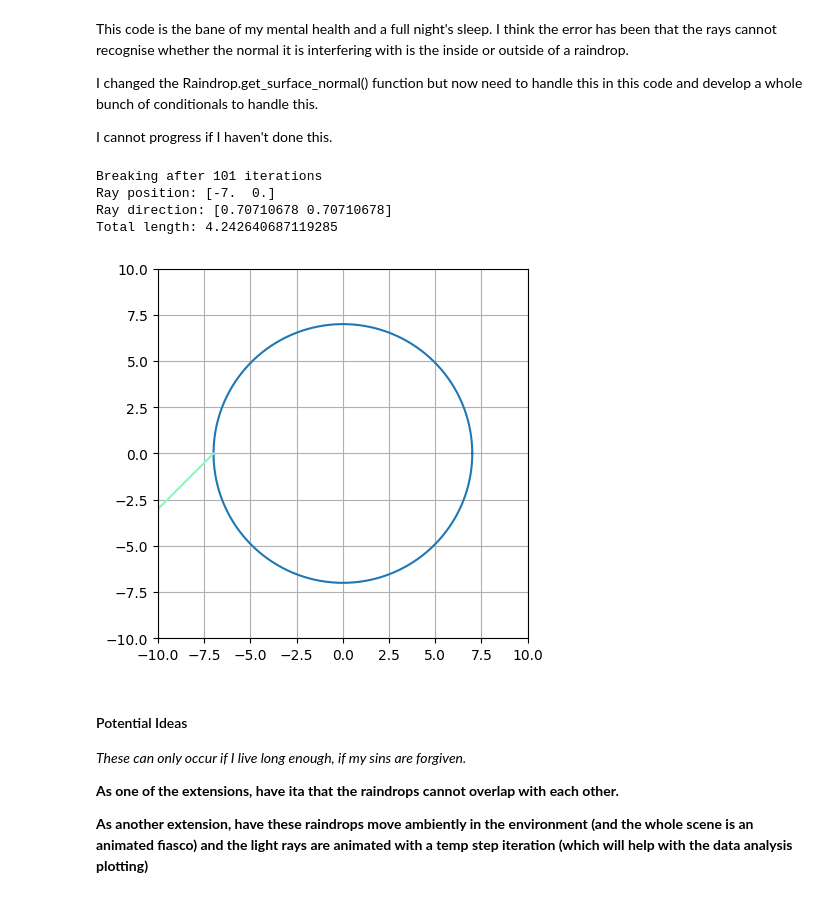
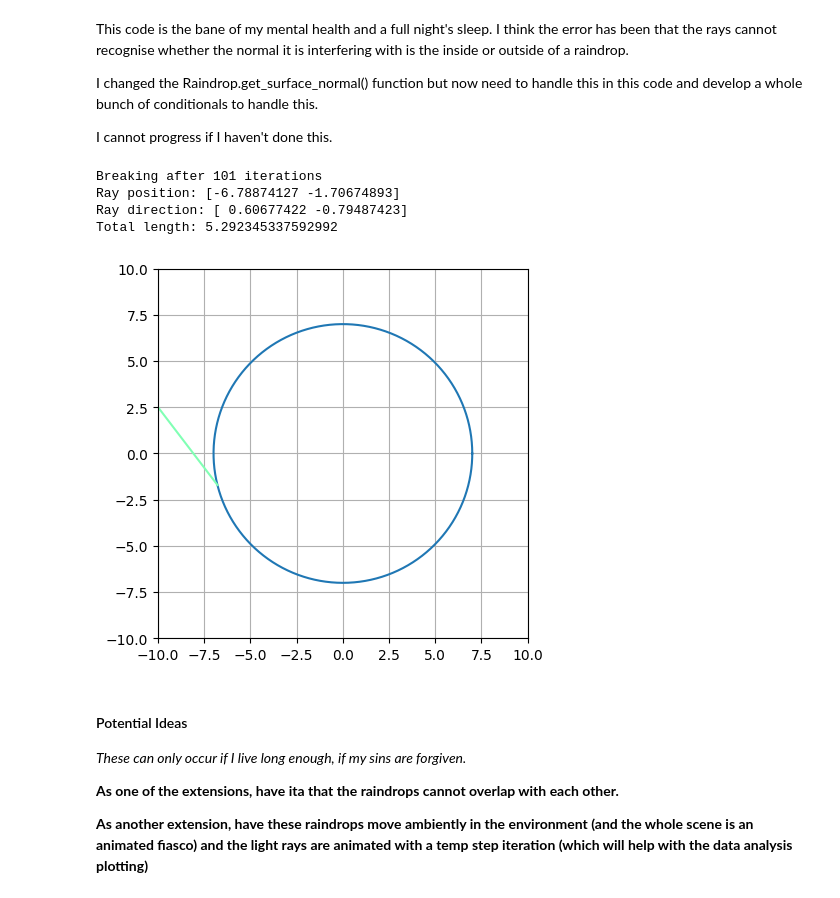
Before and after one commit to CorinnnaZ/CompChallenge, a Jupyter notebook: extension.ipynb, the cells around one changed output. Saved outputs shown, nothing was run; the diff lists cells and outputs as text; code cells hidden in the pictures.

```diff
--- a/extension.ipynb
+++ b/extension.ipynb
@@ -277,9 +277,9 @@ class RainDrop:
         to_center = self.centre - intersection_point
         entering = np.dot(incident, to_center) > 0
         if entering:
-            n1, n2 = 1.0, 1.33
+            n1, n2 = 1.0, ray.get_refractive_index()[0]
         else:
-            n1, n2 = 1.33, 1.0
+            n1, n2 = ray.get_refractive_index()[0], 1.0
 
         # Decompose
         incident_parallel = np.dot(incident, normal) * normal # normal component
@@ -434,7 +331,7 @@ eps = 1e-7 # to handle division by zero (in a lazy way)
 
 # definitions
 ## define rays
-ray = Ray((domain_bounds[0], -3), (1,1), 600)
+ray = Ray((domain_bounds[0], 2.5), (1,-1.31), 600)
 colour = ray.get_refractive_index()[1]
 ## define raindrops
 raindrop = RainDrop((0,0), 7)
@@ -498,37 +395,37 @@ for ray in ray_list:
         # do this by finding the index of the closest one
         ## length between points
         intersection_lengths = [np.linalg.norm(point - ray.position) for point, rd in intersections_found]
         min_index = intersection_lengths.index(min(intersection_lengths))
 
         intersection_coordinate = intersections_found[min_index][0]
         ## determine which raindrop corresponds to the closest intersection point
         closest_raindrop = intersections_found[min_index][1]
 
         path_segments.append(((ray.position), (intersection_coordinate)))
         total_length += np.linalg.norm(intersection_coordinate - ray.position)
 
         new_direction = closest_raindrop.refraction_ray(ray, intersection_coordinate)
         if new_direction is None: # error handling
             break
         ## then find the direction of the new ray
         ray.position = intersection_coordinate # update the ray position to equate the intersections after it has been refracted
                                                # this way, there can be a cohesive linear piecewise plot
         ray.direction = new_direction
     path_array = np.array(path_segments) # converting the coordinate list into a numpy array
                                          # since path_segments[:][0] is not allowed
 
     for start, end in path_segments:
         ax.plot([start[0], end[0]], [start[1], end[1]], color=colour)
 
 ax.grid()
 ax.set_aspect(1)
 plt.show()
 # %% [output]
 Breaking after 101 iterations
-Ray position: [-7.  0.]
-Ray direction: [0.70710678 0.70710678]
-Total length: 4.242640687119285
+Ray position: [-6.78874127 -1.70674893]
+Ray direction: [ 0.60677422 -0.79487423]
+Total length: 5.292345337592992
-[figure, old version]
+[figure, new version]
 # %% [markdown]
 
 #### Potential Ideas
```
Also changed, not shown: parts of 4 cells of this notebook.
